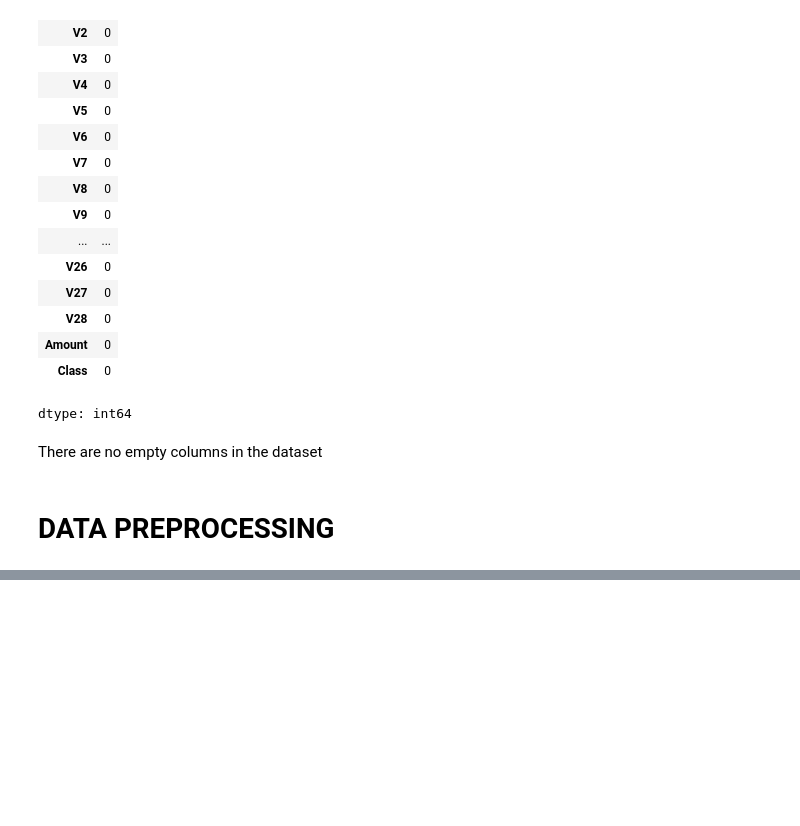
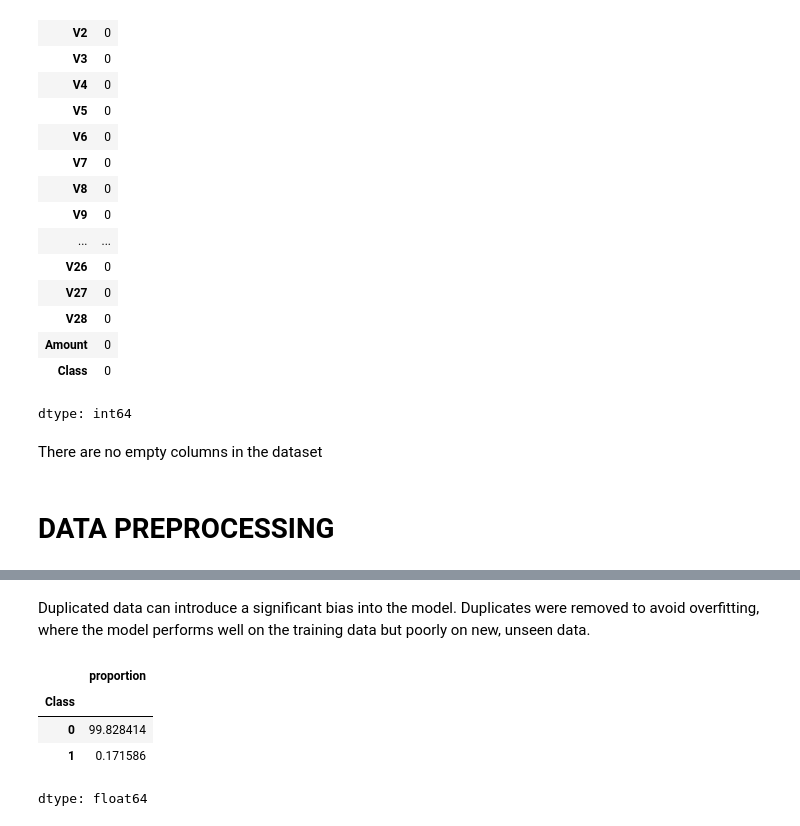
Before and after one commit to Kwasi-Dankwa/credit-card-fraud-ml, a Jupyter notebook: fraud.ipynb, the cells around one changed output, grey strips where cells are left out. Saved outputs shown, nothing was run; the diff lists cells and outputs as text; code cells hidden in the pictures; blank space fills up the shorter version.

```diff
--- a/fraud.ipynb
+++ b/fraud.ipynb
@@ -140,0 +176,10 @@ There are no empty columns in the dataset
+# %% [markdown]
+Duplicated data can introduce a significant bias into the model. Duplicates were removed to avoid overfitting, where the model performs well on the training data but poorly on new, unseen data.
+# %%
+df["Class"].value_counts(normalize=True)*100
+# %% [output]
+|  | proportion |
+| Class |  |
+| 0 | 99.828414 |
+| 1 | 0.171586 |
+dtype: float64
```
Also changed, not shown: parts of 18 cells of this notebook.
